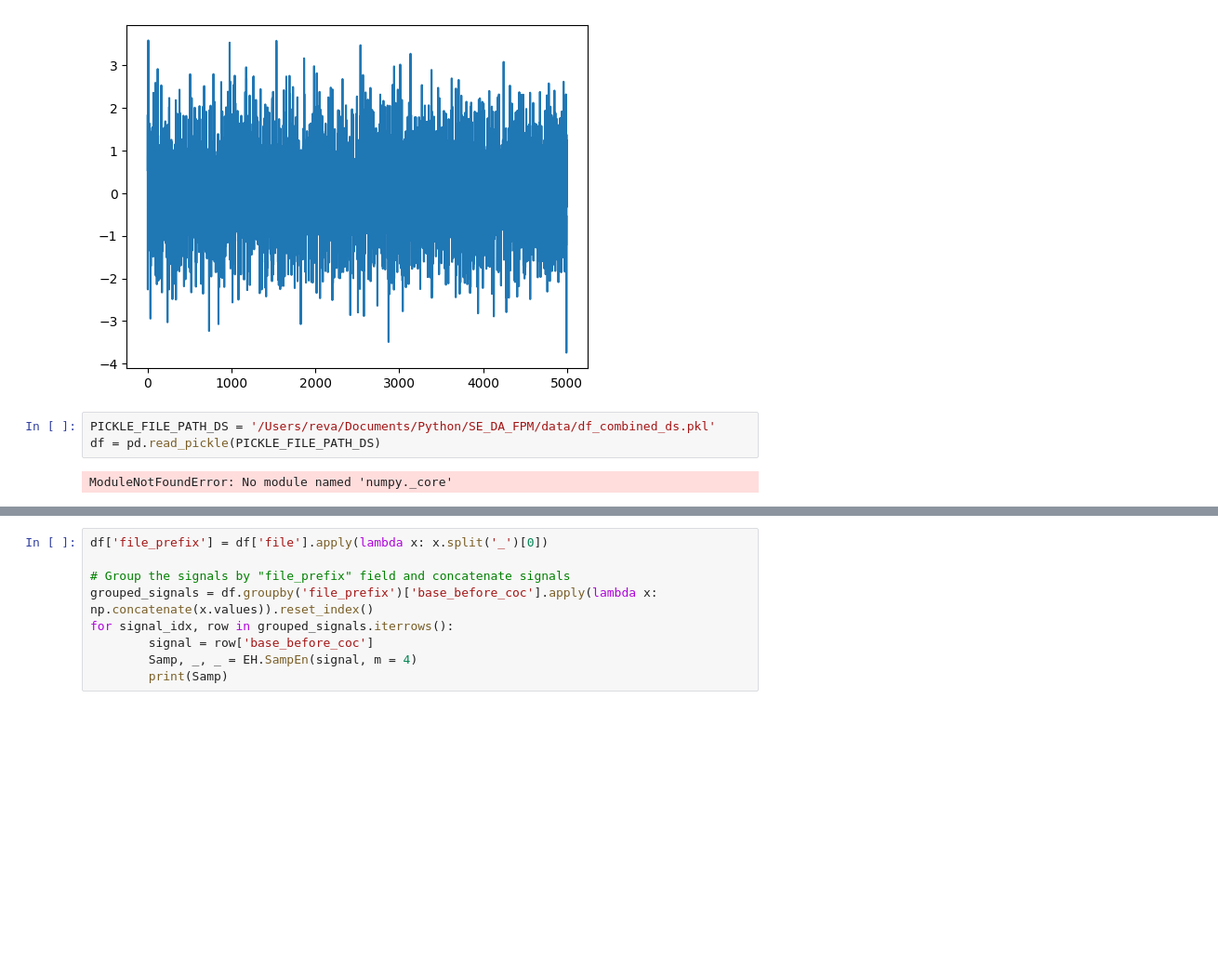
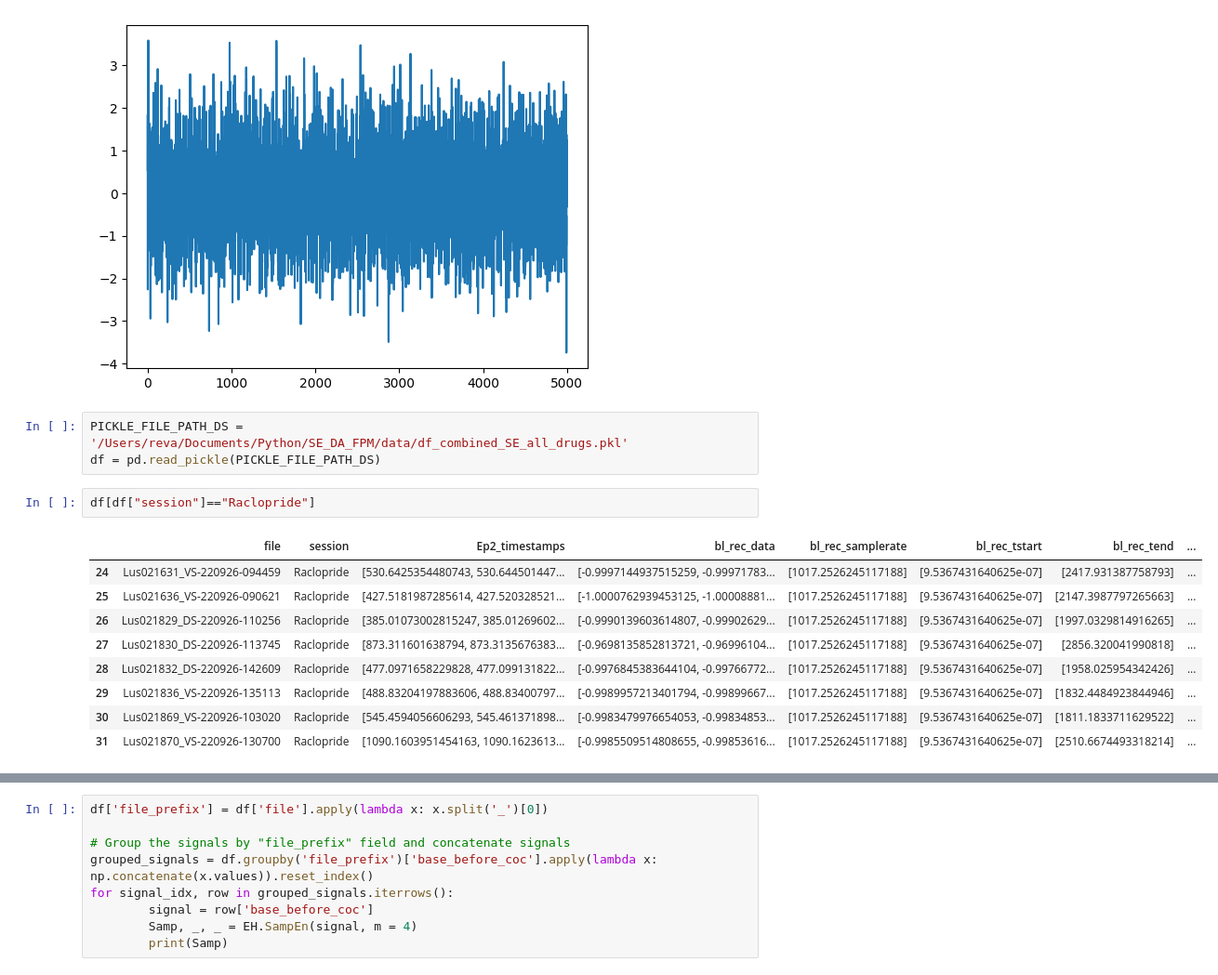
Before and after one commit to mariarv/SE_DA_FPM, a Jupyter notebook: scripts/Varioous.ipynb, the cells around one changed output, grey strips where cells are left out. Shown: that part at 93% size. Drawn from its saved outputs; the diff is of its cells as text; blank space fills up the shorter version.

```diff
--- a/scripts/Varioous.ipynb
+++ b/scripts/Varioous.ipynb
@@ -11,7 +11,17 @@ plt.plot(X)
 [<matplotlib.lines.Line2D at 0x...>]
 [figure]
 # %%
-PICKLE_FILE_PATH_DS = '/Users/reva/Documents/Python/SE_DA_FPM/data/df_combined_ds.pkl'
+PICKLE_FILE_PATH_DS = '/Users/reva/Documents/Python/SE_DA_FPM/data/df_combined_SE_all_drugs.pkl'
 df = pd.read_pickle(PICKLE_FILE_PATH_DS)
-# %% [output]
-ModuleNotFoundError: No module named 'numpy._core'
+# %%
+df[df["session"]=="Raclopride"]
+# %% [output]
+|  | file | session | Ep2_timestamps | bl_rec_data | bl_rec_samplerate | bl_rec_tstart | bl_rec_tend | ... |
+| 24 | Lus021631_VS-220926-094459 | Raclopride | [530.6425354480743, 530.644501447... | [-0.9997144937515259, -0.99971783... | [1017.2526245117188] | [9.5367431640625e-07] | [2417.931387758793] | ... |
+| 25 | Lus021636_VS-220926-090621 | Raclopride | [427.5181987285614, 427.520328521... | [-1.0000762939453125, -1.00008881... | [1017.2526245117188] | [9.5367431640625e-07] | [2147.3987797265663] | ... |
+| 26 | Lus021829_DS-220926-110256 | Raclopride | [385.01073002815247, 385.01269602... | [-0.9990139603614807, -0.99902629... | [1017.2526245117188] | [9.5367431640625e-07] | [1997.0329814916265] | ... |
+| 27 | Lus021830_DS-220926-113745 | Raclopride | [873.311601638794, 873.3135676383... | [-0.9698135852813721, -0.96996104... | [1017.2526245117188] | [9.5367431640625e-07] | [2856.320041990818] | ... |
+| 28 | Lus021832_DS-220926-142609 | Raclopride | [477.0971658229828, 477.099131822... | [-0.9976845383644104, -0.99766772... | [1017.2526245117188] | [9.5367431640625e-07] | [1958.025954342426] | ... |
+| 29 | Lus021836_VS-220926-135113 | Raclopride | [488.83204197883606, 488.83400797... | [-0.9989957213401794, -0.99899667... | [1017.2526245117188] | [9.5367431640625e-07] | [1832.4484923844946] | ... |
+| 30 | Lus021869_VS-220926-103020 | Raclopride | [545.4594056606293, 545.461371898... | [-0.9983479976654053, -0.99834853... | [1017.2526245117188] | [9.5367431640625e-07] | [1811.1833711629522] | ... |
+| 31 | Lus021870_VS-220926-130700 | Raclopride | [1090.1603951454163, 1090.1623613... | [-0.9985509514808655, -0.99853616... | [1017.2526245117188] | [9.5367431640625e-07] | [2510.6674493318214] | ... |
```
Also changed, not shown: parts of 2 cells of this notebook, 8 other files.
